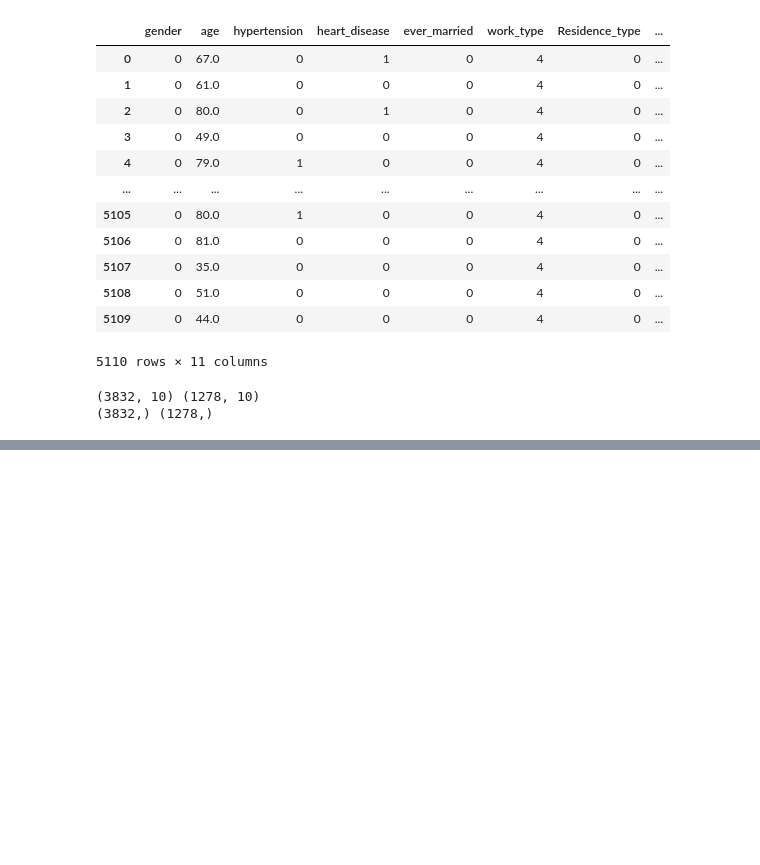
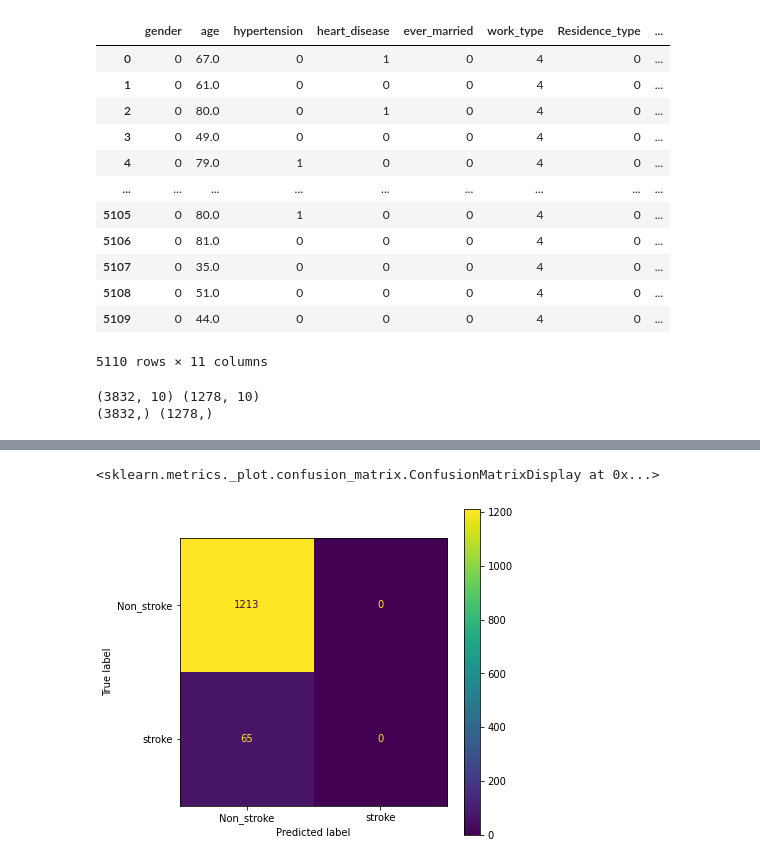
Before and after one commit to MeiTao87/stroke_prediction, a Jupyter notebook: Stroke Prediction Dataset -- 11 clinical features por predicting stroke events.ipynb, the cells around one changed output, grey strips where cells are left out. Cells and saved outputs as stored; diff of their text form; code cells hidden in the pictures; blank space fills up the shorter version.

```diff
--- a/Stroke Prediction Dataset -- 11 clinical features por predicting stroke events.ipynb
+++ b/Stroke Prediction Dataset -- 11 clinical features por predicting stroke events.ipynb
@@ -352,0 +388,17 @@ v_cm.plot(values_format='d')
+# %%
+import tensorflow as tf
+from tensorflow.keras.layers import Dense, Flatten
+from tensorflow.keras import Sequential, Input
+from tensorflow.keras.activations import relu, sigmoid
+
+batch_size = 32
+# input_size = (batch_size, 10)
+model = Sequential()
+model.add(Dense(32, activation='relu', input_shape=(10,)))
+model.add(Dense(64, activation='relu'))
+model.add(Dense(128, activation='relu'))
+model.add(Flatten())
+model.add(Dense(1, activation='sigmoid'))
+print(model.summary())
+model.compile(optimizer='rmsprop', loss='binary_crossentropy', metrics=[tf.keras.metrics.Precision()])
+model.fit(x=X_train, y=y_train, batch_size=batch_size, epochs=50, verbose=1)
@@ -352,0 +424,10 @@ v_cm.plot(values_format='d')
+# %%
+prediction = model.predict(X_test)
+prediction[prediction > 0.5] = 1
+prediction[prediction <= 0.5] = 0
+cm = confusion_matrix(y_test, prediction)
+v_cm = ConfusionMatrixDisplay(confusion_matrix = cm, display_labels=['Non_stroke', 'stroke'])
+v_cm.plot(values_format='d')
+# %% [output]
+<sklearn.metrics._plot.confusion_matrix.ConfusionMatrixDisplay at 0x...>
+[figure, added]
```
Also changed, not shown: parts of 15 cells of this notebook.
